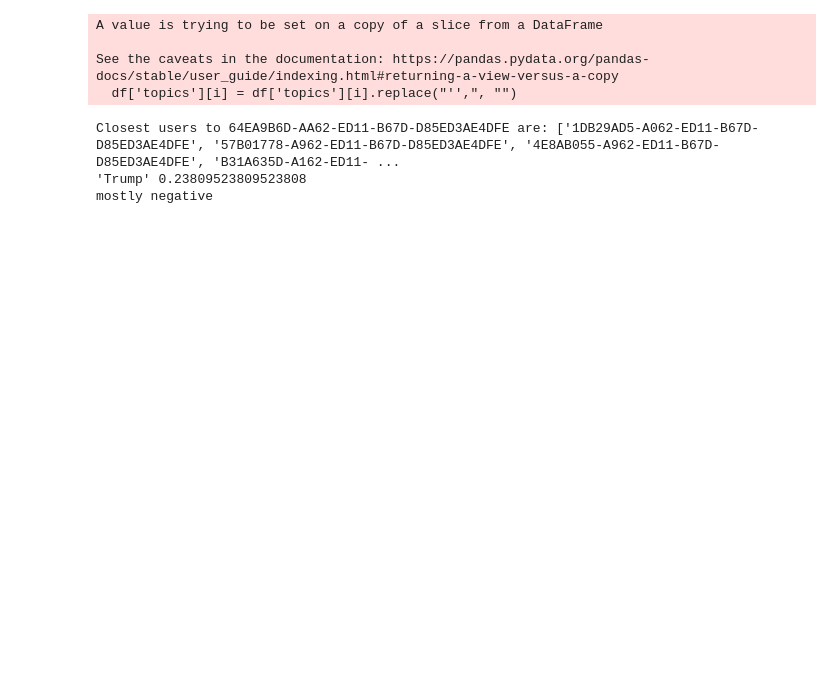
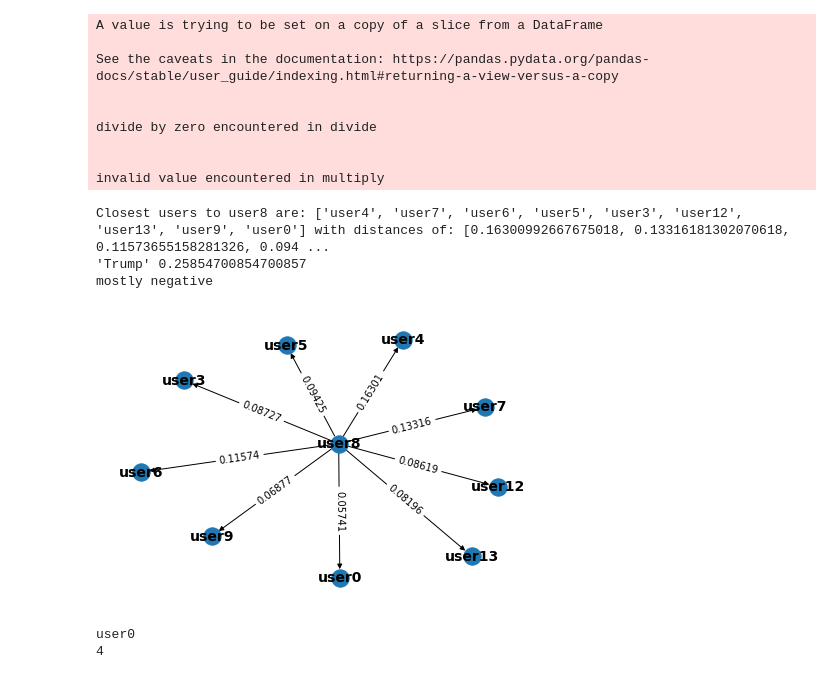
Before and after one commit to AnGafa/Sentiment-Analysis-from-Tweets, a Jupyter notebook: topicSentimentPrediction.ipynb, the cells around one changed output. Cells and saved outputs as stored; diff of their text form; code cells hidden in the pictures; blank space fills up the shorter version.

```diff
--- a/topicSentimentPrediction.ipynb
+++ b/topicSentimentPrediction.ipynb
@@ -63,13 +63,21 @@ results = get_recommendations(user)
 #only use users with a distance of less than 0.3
 results = [x for x in results if x[1] < 0.3]
 
-print("Closest users to", user, "are:", [userDF['id'][x[0]] for x in results], "with distances of:", [x[1] for x in results])
+#assign user{number} to each user
+userDF['user'] = ["user" + str(i) for i in range(0, len(userDF))]
+userDF['userNum'] = [str(i) for i in range(0, len(userDF))]
+
+print("Closest users to", userDF.loc[userDF['id'] == user, 'user'].iloc[0], "are:", [userDF['user'][x[0]] for x in results], "with distances of:", [x[1] for x in results])
 
 #get the most common topic for these users which the given user has not tweeted about
 topic = max([x for y in [userDF['topicsRaw'][x[0]] for x in results] for x in y if x not in userDF['topicsRaw'][userDF.index[userDF['id'] == user][0]]], key = [x for y in [userDF['topicsRaw'][x[0]] for x in results] for x in y if x not in userDF['topicsRaw'][userDF.index[userDF['id'] == user][0]]].count)
 
-#predict sentiment towards this topic using the mean sentiment of the closest users tweets with this topic
-meanSentiment = df[(df['id'].isin([userDF['id'][x[0]] for x in results])) & (df['topics'].apply(lambda x: topic in x))]['sentiment'].mean()
+#get mean sentiment of each of the closest users tweets with this topic
+for i in range(0, len(results)):
+    results[i] = (results[i][0], results[i][1], df[(df['id'] == userDF['id'][results[i][0]]) & (df['topics'].apply(lambda x: topic in x))]['sentiment'].mean())
+
+#predict chosen user's sentiment towards the topic using the mean sentiment of the closest users tweets with the topic if not NAN
+meanSentiment = sum([x[2] for x in results if not pd.isnull(x[2])]) / len([x[2] for x in results if not pd.isnull(x[2])])
 
 print(topic, meanSentiment)
 
@@ -87,9 +95,14 @@ else:
 A value is trying to be set on a copy of a slice from a DataFrame
 
 See the caveats in the documentation: https://pandas.pydata.org/pandas-docs/stable/user_guide/indexing.html#returning-a-view-versus-a-copy
-  df['topics'][i] = df['topics'][i].replace("'',", "")
+
+
+divide by zero encountered in divide
+
+
+invalid value encountered in multiply
-Closest users to 64EA9B6D-AA62-ED11-B67D-D85ED3AE4DFE are: ['1DB29AD5-A062-ED11-B67D-D85ED3AE4DFE', '57B01778-A962-ED11-B67D-D85ED3AE4DFE', '4E8AB055-A962-ED11-B67D-D85ED3AE4DFE', 'B31A635D-A162-ED11- ...
-'Trump' 0.23809523809523808
+Closest users to user8 are: ['user4', 'user7', 'user6', 'user5', 'user3', 'user12', 'user13', 'user9', 'user0'] with distances of: [0.16300992667675018, 0.13316181302070618, 0.11573655158281326, 0.094 ...
+'Trump' 0.25854700854700857
 mostly negative
 # %%
 #plot a chart showing user Id, mean sentiment of tweets with topic, distance from given user, and number of tweets with topic
@@ -125,2 +138,24 @@ fig.add_trace(go.Scatter(x=[user], y=[meanSentiment], mode='markers', name='Give
 
 fig.show()
+# %%
+#directed graph showing the closest users to the given user and their distance from the given user
+
+import networkx as nx
+import matplotlib.pyplot as plt
+
+G = nx.DiGraph()
+
+G.add_node(userDF.loc[userDF['id'] == user, 'user'].iloc[0])
+
+for i in range(0, len(results)):
+    G.add_node(userDF['user'][results[i][0]])
+    G.add_edge(userDF.loc[userDF['id'] == user, 'user'].iloc[0], userDF['user'][results[i][0]], weight=results[i][1].round(5))
+
+pos = nx.spring_layout(G)
+nx.draw(G, pos, with_labels=True, font_weight='bold', font_size=14)
+labels = nx.get_edge_attributes(G, 'weight')
+nx.draw_networkx_edge_labels(G, pos, edge_labels=labels)
+
+plt.show()
+# %% [output]
+[figure, added]
@@ -126,0 +184,6 @@ fig.show()
+# %%
+print(userDF['user'][0])
+print(combDF['user'][0])
+# %% [output]
+user0
+4
```
Also changed, not shown: parts of 3 cells of this notebook, 6 other files.
